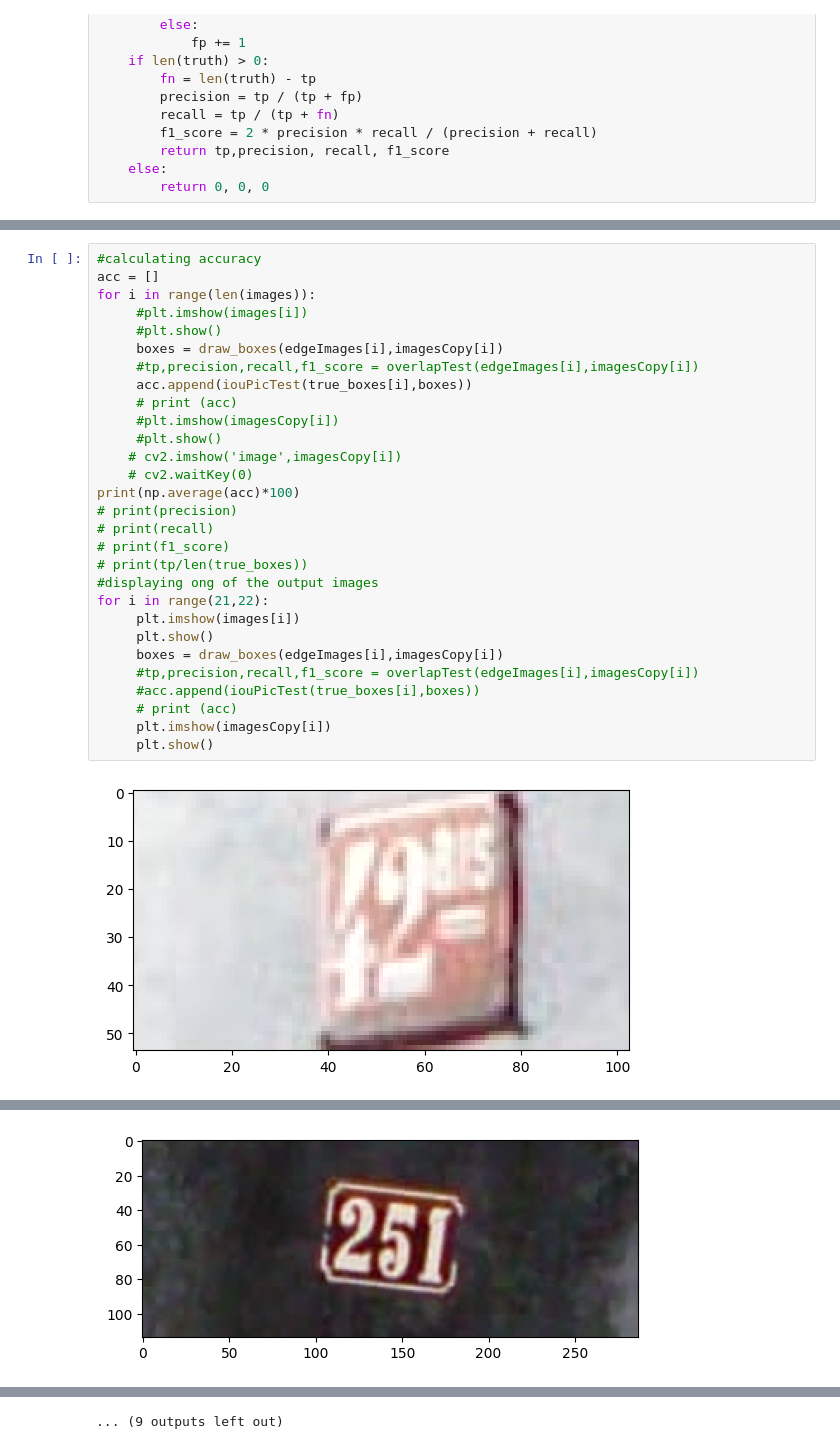
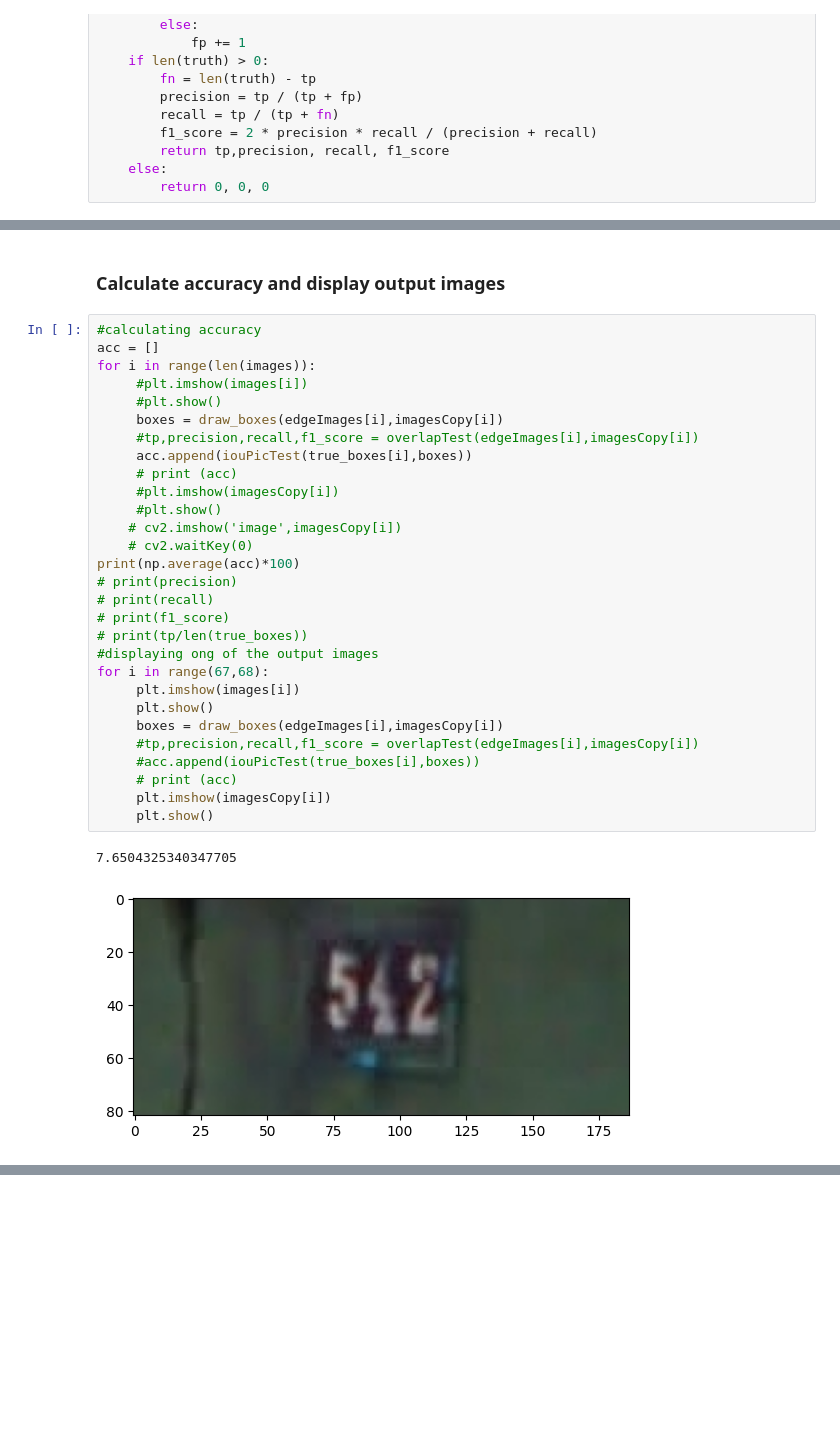
Before and after one commit to aGayar30/computer-vision-project, a Jupyter notebook: algorithm1_BR2.ipynb, the cells around one changed output, grey strips where cells are left out. Saved outputs shown, nothing was run; the diff lists cells and outputs as text; blank space fills up the shorter version.

```diff
--- a/algorithm1_BR2.ipynb
+++ b/algorithm1_BR2.ipynb
@@ -348,31 +348,34 @@ def overlapTest(truth, predicted, threshold=0.7):
+# %% [markdown]
+<h3>Calculate accuracy and display output images </h3>
 # %%
 #calculating accuracy
 acc = []
 for i in range(len(images)):
      #plt.imshow(images[i])
      #plt.show()
      boxes = draw_boxes(edgeImages[i],imagesCopy[i])
      #tp,precision,recall,f1_score = overlapTest(edgeImages[i],imagesCopy[i])
      acc.append(iouPicTest(true_boxes[i],boxes))
      # print (acc)
      #plt.imshow(imagesCopy[i])
      #plt.show()
     # cv2.imshow('image',imagesCopy[i])
     # cv2.waitKey(0)
 print(np.average(acc)*100)
 # print(precision)
 # print(recall)
 # print(f1_score)
 # print(tp/len(true_boxes))
 #displaying ong of the output images
-for i in range(21,22):
+for i in range(67,68):
      plt.imshow(images[i])
      plt.show()
      boxes = draw_boxes(edgeImages[i],imagesCopy[i])
      #tp,precision,recall,f1_score = overlapTest(edgeImages[i],imagesCopy[i])
      #acc.append(iouPicTest(true_boxes[i],boxes))
      # print (acc)
      plt.imshow(imagesCopy[i])
      plt.show()
 # %% [output]
+7.6504325340347705
-[figure, old version]
+[figure, new version]
@@ -380 +382,0 @@ for i in range(21,22):
-[figure, removed]
@@ -390 +382,0 @@ for i in range(21,22):
-... (9 outputs left out)
```
Also changed, not shown: parts of 3 cells of this notebook, 2 other files.
